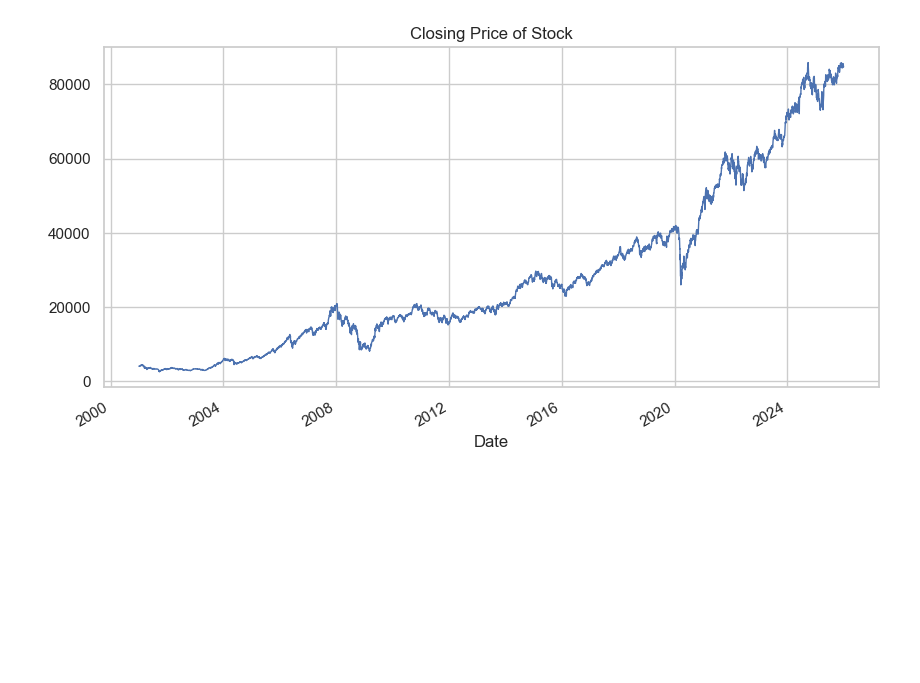
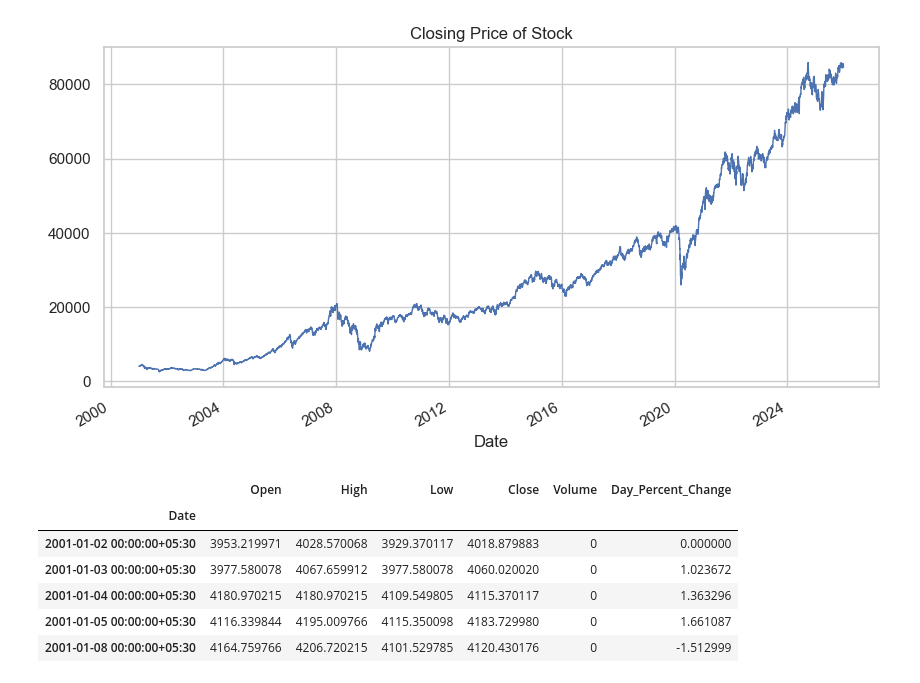
Before and after one commit to hossaintaufiq/StockPricePrediction, a Jupyter notebook: Stock_Price_Prediction.ipynb, the cells around one changed output. Cells and saved outputs as stored; diff of their text form; code cells hidden in the pictures; blank space fills up the shorter version.

```diff
--- a/Stock_Price_Prediction.ipynb
+++ b/Stock_Price_Prediction.ipynb
@@ -127,3 +127,14 @@ stock_ds.plot(
 plt.show()
 # %% [output]
 [figure]
+# %%
+stock_ds["Day_Percent_Change"]= stock_ds["Close"].pct_change().fillna(value=0)*100
+stock_ds.head()
+# %% [output]
+|  | Open | High | Low | Close | Volume | Day_Percent_Change |
+| Date |  |  |  |  |  |  |
+| 2001-01-02 00:00:00+05:30 | 3953.219971 | 4028.570068 | 3929.370117 | 4018.879883 | 0 | 0.000000 |
+| 2001-01-03 00:00:00+05:30 | 3977.580078 | 4067.659912 | 3977.580078 | 4060.020020 | 0 | 1.023672 |
+| 2001-01-04 00:00:00+05:30 | 4180.970215 | 4180.970215 | 4109.549805 | 4115.370117 | 0 | 1.363296 |
+| 2001-01-05 00:00:00+05:30 | 4116.339844 | 4195.009766 | 4115.350098 | 4183.729980 | 0 | 1.661087 |
+| 2001-01-08 00:00:00+05:30 | 4164.759766 | 4206.720215 | 4101.529785 | 4120.430176 | 0 | -1.512999 |
```
Also changed, not shown: parts of 3 cells of this notebook.
